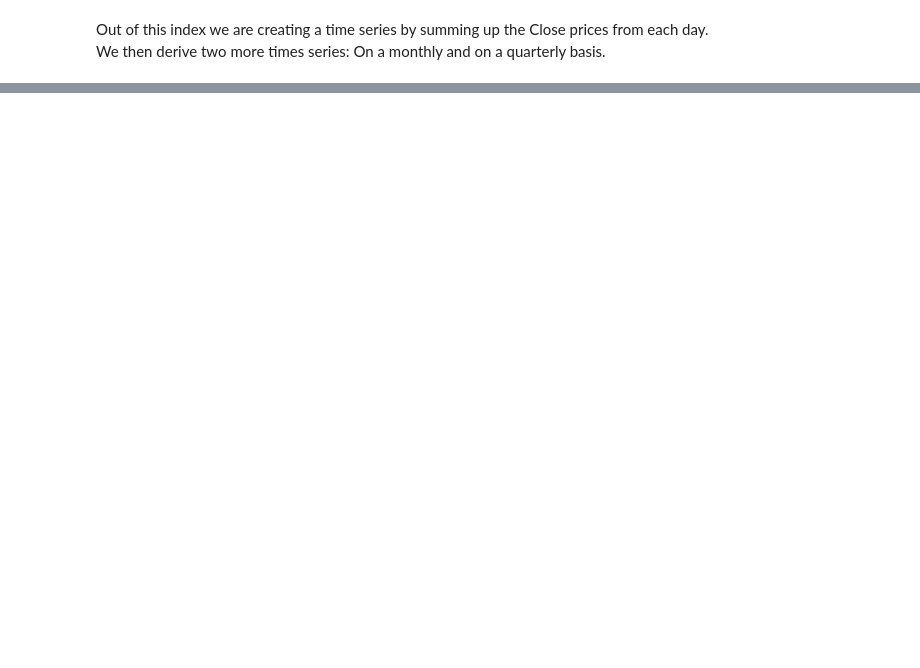
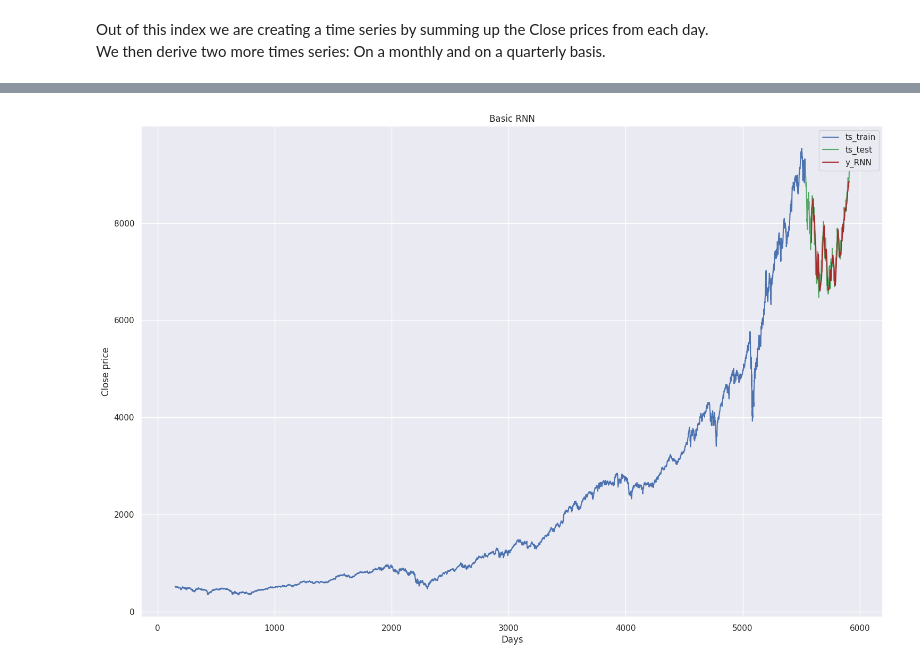
Before and after one commit to christofkaelin/ca683-project-group-1, a Jupyter notebook: CA683_Project_Group1.ipynb, the cells around one changed output, grey strips where cells are left out. Saved outputs shown, nothing was run; the diff lists cells and outputs as text; code cells hidden in the pictures; blank space fills up the shorter version.

```diff
--- a/CA683_Project_Group1.ipynb
+++ b/CA683_Project_Group1.ipynb
@@ -747,0 +440,6 @@ graph_2.show()
+# %%
+X_test = []
+y_test = []
+for i in range(50, len(rnn_test_scaled)):
+    X_test.append(rnn_test_scaled[i-50:i, 0])
+    y_test.append(rnn_test_scaled[i, 0])
@@ -747,0 +456,8 @@ graph_2.show()
+# %%
+# The data is converted to numpy array
+X_test, y_test = np.array(X_test), np.array(y_test)
+
+#Reshaping
+X_test = np.reshape(X_test, (X_test.shape[0], X_test.shape[1],1))
+y_test = np.reshape(y_test, (y_test.shape[0],1))
+print('X_test :', X_test.shape, '// y_test :', y_test.shape)
@@ -747,0 +526,4 @@ graph_2.show()
+# %%
+regressor = load_model('regressor.keras')
+# %%
+y_RNN = scaler.inverse_transform(regressor.predict(X_test))
@@ -747,0 +532,15 @@ graph_2.show()
+# %%
+# Plot for RNN predictions
+plt.figure(figsize=(18, 12))
+plt.plot(ts_train.index[150:], ts_train['Close'].values[150:], label='ts_train', color='b')
+plt.plot(ts_test.index, ts_test['Close'].values, label='ts_test', color='g')
+plt.plot(ts_test.index[50:], y_RNN, label='y_RNN', color='brown')
+plt.legend()
+plt.title('Basic RNN')
+
+plt.xlabel('Days')
+plt.ylabel('Close price')
+
+plt.show()
+# %% [output]
+[figure, added]
```
Also changed, not shown: parts of 58 cells of this notebook.
